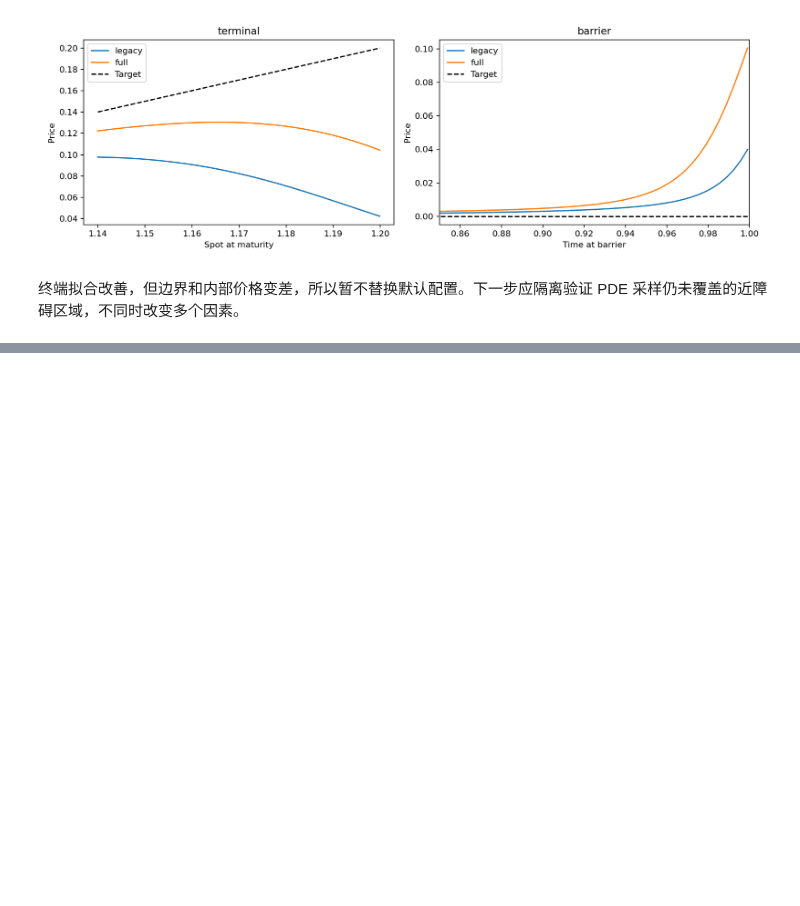
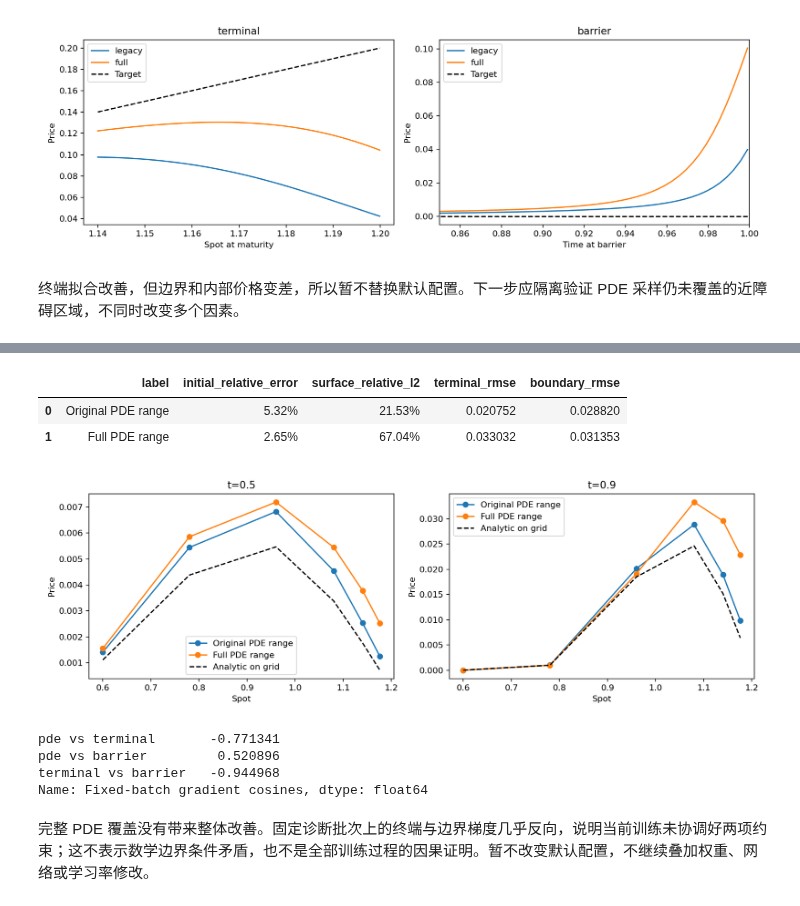
Before and after one commit to aslongasyouhaha/pinn-bsde, a Jupyter notebook: comparison.ipynb, the cells around one changed output, grey strips where cells are left out. Drawn from its saved outputs; the diff is of its cells as text; code cells hidden in the pictures; blank space fills up the shorter version.

```diff
--- a/comparison.ipynb
+++ b/comparison.ipynb
@@ -256,0 +261,52 @@ else:
+# %%
+PDE_ROOTS = {
+    "Original PDE range": ROOT / "outputs" / "state_pinn_pde_control",
+    "Full PDE range": ROOT / "outputs" / "state_pinn_pde_full",
+}
+if all((path / "barrier_upout/state_pinn/seed_1/validation.json").is_file() for path in PDE_ROOTS.values()):
+    pde_rows, pde_curves = [], {}
+    for label, path in PDE_ROOTS.items():
+        run = path / "barrier_upout/state_pinn/seed_1"
+        data = json.loads((run / "validation.json").read_text(encoding="utf-8"))
+        pde_rows.append(dict(label=label, **{key: data[key] for key in [
+            "initial_relative_error", "surface_relative_l2", "terminal_rmse", "boundary_rmse"]}))
+        pde_curves[label] = pd.read_csv(run / "surface_validation.csv")
+    pde_comparison = pd.DataFrame(pde_rows)
+    pde_output = PDE_ROOTS["Full PDE range"]
+    pde_comparison.to_csv(pde_output / "pde_sampling_comparison.csv", index=False)
+    display(pde_comparison.style.format({"initial_relative_error": "{:.2%}",
+        "surface_relative_l2": "{:.2%}", "terminal_rmse": "{:.6f}", "boundary_rmse": "{:.6f}"}))
+    import matplotlib.pyplot as plt
+    fig, axes = plt.subplots(1, 2, figsize=(12, 4))
+    for ax, t in zip(axes, [.5, .9]):
+        for label, curve in pde_curves.items():
+            part = curve[(curve.t-t).abs() < 1e-8]
+            ax.plot(part.spot, part.prediction, marker="o", label=label)
+        truth = next(iter(pde_curves.values()))
+        part = truth[(truth.t-t).abs() < 1e-8]
+        ax.plot(part.spot, part.analytic, color="black", linestyle="--", label="Analytic on grid")
+        ax.set(title=f"t={t}", xlabel="Spot", ylabel="Price")
+        ax.legend()
+    fig.tight_layout()
+    (pde_output / "figures").mkdir(exist_ok=True)
+    pde_figure = pde_output / "figures" / "pde_sampling_comparison.png"
+    fig.savefig(pde_figure, dpi=160)
+    plt.close(fig)
+    display(Image(filename=str(pde_figure)))
+    gradient_file = pde_output / "barrier_upout/state_pinn/seed_1/gradient_diagnostics.json"
+    if gradient_file.exists():
+        gradient_data = json.loads(gradient_file.read_text(encoding="utf-8"))
+        display(pd.Series(gradient_data["cosines"], name="Fixed-batch gradient cosines"))
+else:
+    print("请先运行 README 中两组 PDE 采样对照命令。")
+# %% [output]
+|  | label | initial_relative_error | surface_relative_l2 | terminal_rmse | boundary_rmse |
+| 0 | Original PDE range | 5.32% | 21.53% | 0.020752 | 0.028820 |
+| 1 | Full PDE range | 2.65% | 67.04% | 0.033032 | 0.031353 |
+[figure, added]
+pde vs terminal       -0.771341
+pde vs barrier         0.520896
+terminal vs barrier   -0.944968
+Name: Fixed-batch gradient cosines, dtype: float64
+# %% [markdown]
+完整 PDE 覆盖没有带来整体改善。固定诊断批次上的终端与边界梯度几乎反向，说明当前训练未协调好两项约束；这不表示数学边界条件矛盾，也不是全部训练过程的因果证明。暂不改变默认配置，不继续叠加权重、网络或学习率修改。
```
Also changed, not shown: parts of 1 cell of this notebook, 4 other files.
